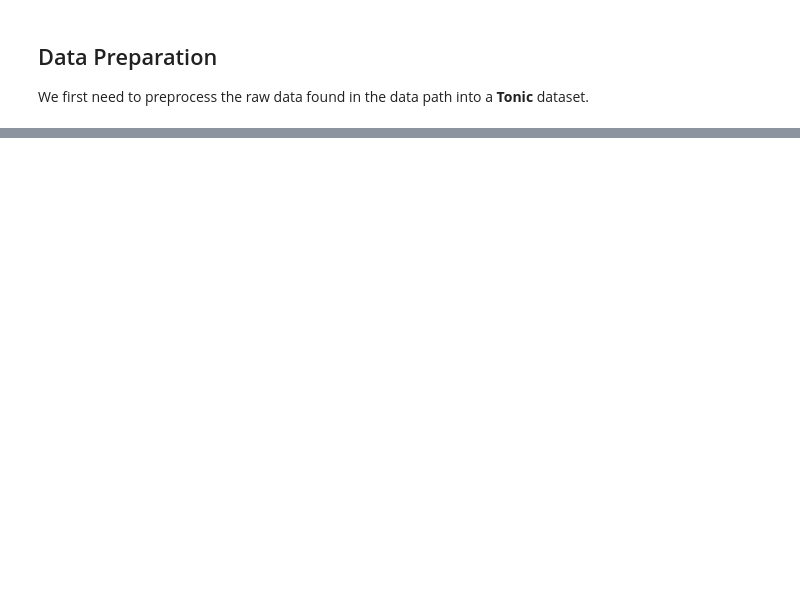
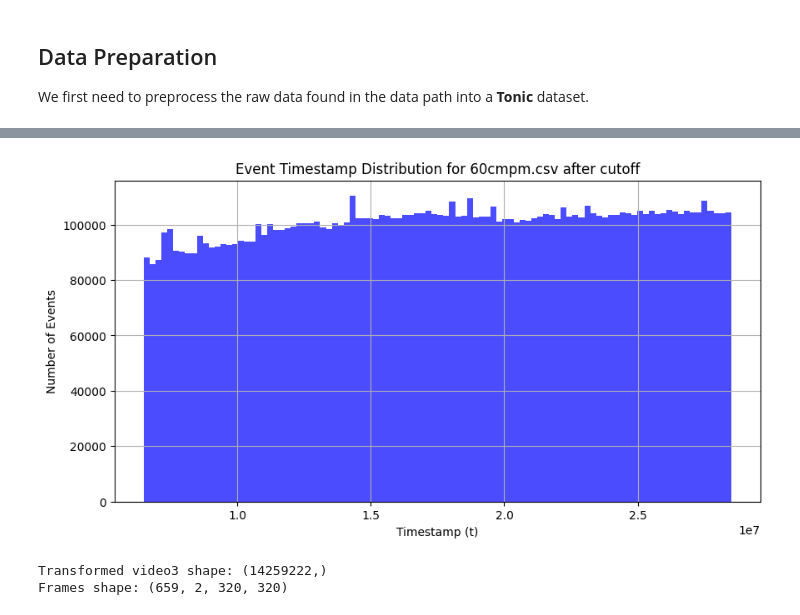
Before and after one commit to H0lzm1ch3l/SE-adlif, a Jupyter notebook: welding-data.ipynb, the cells around one changed output, grey strips where cells are left out. Cells and saved outputs as stored; diff of their text form; code cells hidden in the pictures; blank space fills up the shorter version.

```diff
--- a/welding-data.ipynb
+++ b/welding-data.ipynb
@@ -132,0 +48,2 @@ Event data shape: (12701989, 4)
+# %%
+video2 = event_data[1][np.logical_and(event_data[1][:, 3] > 0.65e7, event_data[1][:, 3] < 2.85e7)]
@@ -132,0 +60,45 @@ Event data shape: (12701989, 4)
+# %%
+# plot only video3
+plt.figure(figsize=(10, 5))
+plt.hist(video2[:, 3], bins=100, color='blue', alpha=0.7)
+plt.title(f'Event Timestamp Distribution for {file_list[1]} after cutoff')
+plt.xlabel('Timestamp (t)')
+plt.ylabel('Number of Events')
+plt.grid()
+plt.show()
+# %% [output]
+[figure, added]
+# %%
+# quick code snippet to transform and then save video3 as a .avi file
+transformed_video3 = np.zeros((video3.shape[0],), dtype=[("x", "<i8"), ("y", "<i8"), ("p", "<i8"), ("t", "<i8")])
+transformed_video3["x"] = video3[:, 0]
+transformed_video3["y"] = video3[:, 1]
+transformed_video3["p"] = video3[:, 2]
+transformed_video3["t"] = video3[:, 3]
+print(f"Transformed video3 shape: {transformed_video3.shape}")
+
+_event_to_tensor = ToFrame(sensor_size=sensor_size, time_window=50000)
+video3_frames = _event_to_tensor(transformed_video3)
+print(f"Frames shape: {video3_frames.shape}")
+
+video_path = "welding_video3.avi"
+fourcc = cv2.VideoWriter_fourcc(*'XVID')
+out = cv2.VideoWriter(video_path, fourcc, 20.0, (sensor_size[0], sensor_size[1]))
+for i in range(video3_frames.shape[0]):
+    # Sum positive and negative event channels → shape (320, 320)
+    frame = video3_frames[i].sum(axis=0).astype(np.float32)
+
+    frame = np.log1p(frame)  # log(1 + x) handles zeros safely
+    frame_min, frame_max = frame.min(), frame.max()
+    if frame_max > frame_min:
+        frame = (frame - frame_min) / (frame_max - frame_min) * 255.0
+    frame = frame.astype(np.uint8)
+
+    # Convert single-channel to 3-channel BGR (required by VideoWriter)
+    frame_bgr = cv2.cvtColor(frame, cv2.COLOR_GRAY2BGR)
+
+    out.write(frame_bgr)
+out.release()
+# %% [output]
+Transformed video3 shape: (14259222,)
+Frames shape: (659, 2, 320, 320)
```
Also changed, not shown: parts of 23 cells of this notebook, 4 other files.
